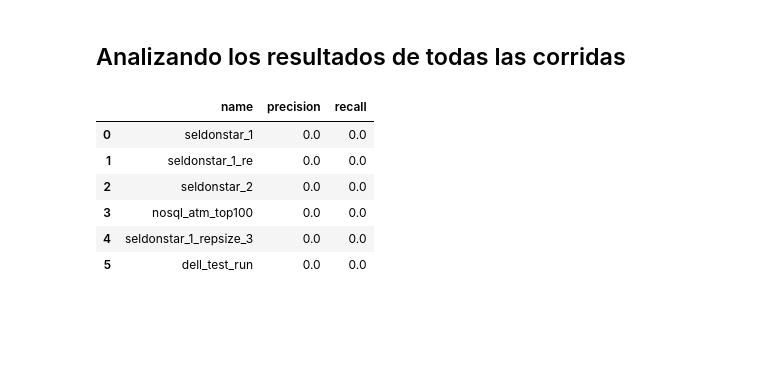
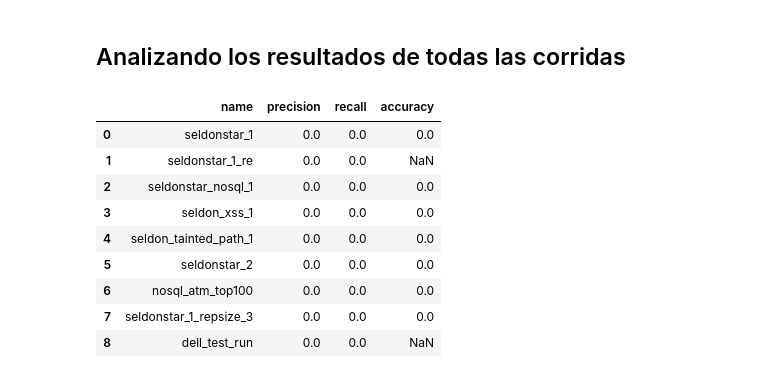
Before and after one commit to thepalbi/tsm-pipeline, a Jupyter notebook: experiments/notebooks/dev/debugging_zero_scores.ipynb, the cells around one changed output. Drawn from its saved outputs; the diff is of its cells as text; code cells hidden in the pictures; blank space fills up the shorter version.

```diff
--- a/experiments/notebooks/dev/debugging_zero_scores.ipynb
+++ b/experiments/notebooks/dev/debugging_zero_scores.ipynb
@@ -288,19 +288,22 @@ import pandas as pd
 # %%
 import os
 from scripts.calculate_scores import calculate_scores
 
 results = '/home/pablo/results'
 rows = []
 for d in os.listdir(results):
     rd = os.path.join(results, d)
-    prec, rec, _ = calculate_scores(rd, '/tmp')
-    rows.append([d, prec, rec])
-pd.DataFrame(rows, columns=['name', 'precision', 'recall'])
+    prec, rec, acc = calculate_scores(rd, '/tmp')
+    rows.append([d, prec, rec, acc])
+pd.DataFrame(rows, columns=['name', 'precision', 'recall', 'accuracy'])
 # %% [output]
-|  | name | precision | recall |
-| 0 | seldonstar_1 | 0.0 | 0.0 |
-| 1 | seldonstar_1_re | 0.0 | 0.0 |
-| 2 | seldonstar_2 | 0.0 | 0.0 |
-| 3 | nosql_atm_top100 | 0.0 | 0.0 |
-| 4 | seldonstar_1_repsize_3 | 0.0 | 0.0 |
-| 5 | dell_test_run | 0.0 | 0.0 |
+|  | name | precision | recall | accuracy |
+| 0 | seldonstar_1 | 0.0 | 0.0 | 0.0 |
+| 1 | seldonstar_1_re | 0.0 | 0.0 | NaN |
+| 2 | seldonstar_nosql_1 | 0.0 | 0.0 | 0.0 |
+| 3 | seldon_xss_1 | 0.0 | 0.0 | 0.0 |
+| 4 | seldon_tainted_path_1 | 0.0 | 0.0 | 0.0 |
+| 5 | seldonstar_2 | 0.0 | 0.0 | 0.0 |
+| 6 | nosql_atm_top100 | 0.0 | 0.0 | 0.0 |
+| 7 | seldonstar_1_repsize_3 | 0.0 | 0.0 | 0.0 |
+| 8 | dell_test_run | 0.0 | 0.0 | NaN |
```
Also changed, not shown: 1 other file.
